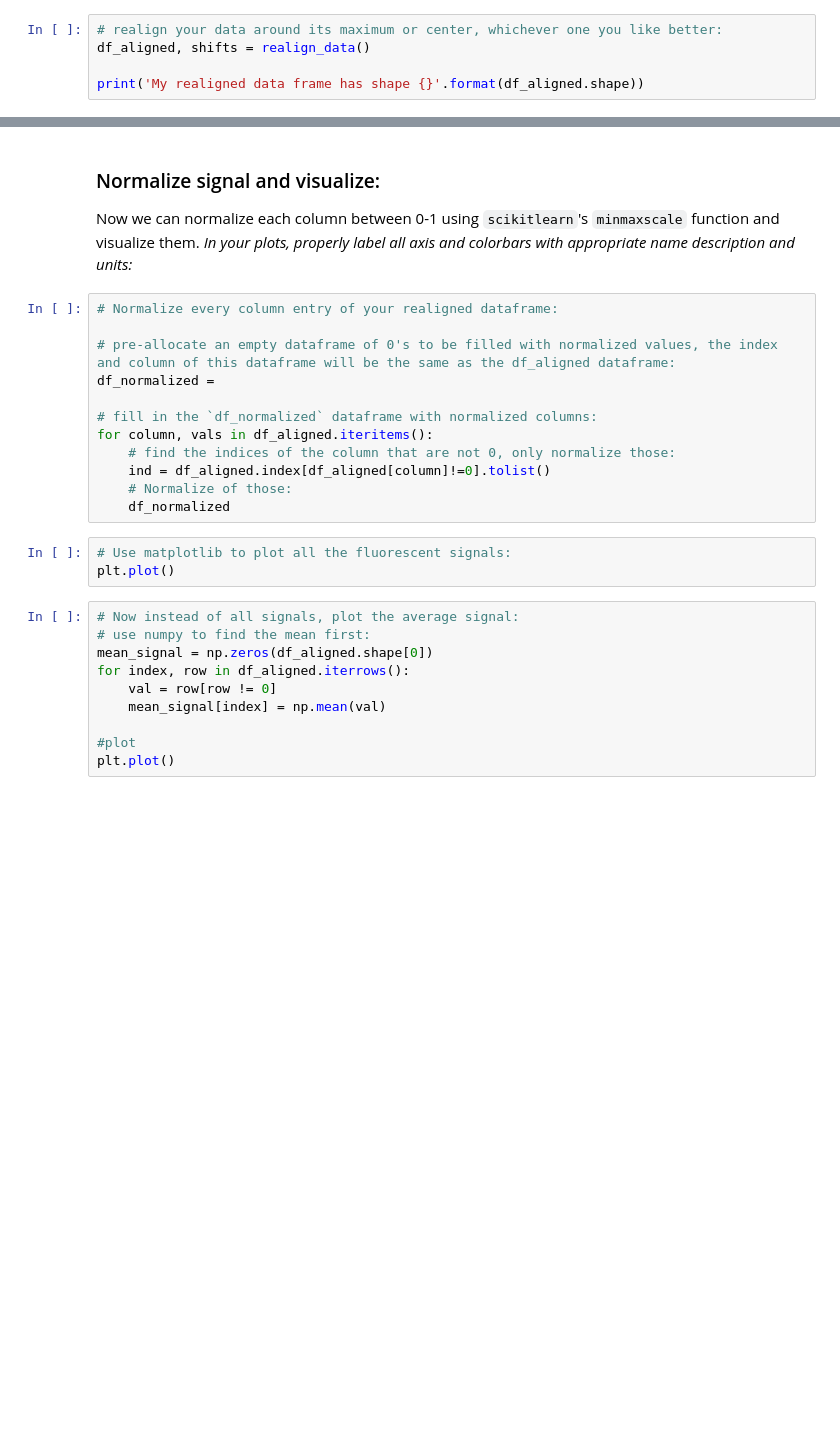
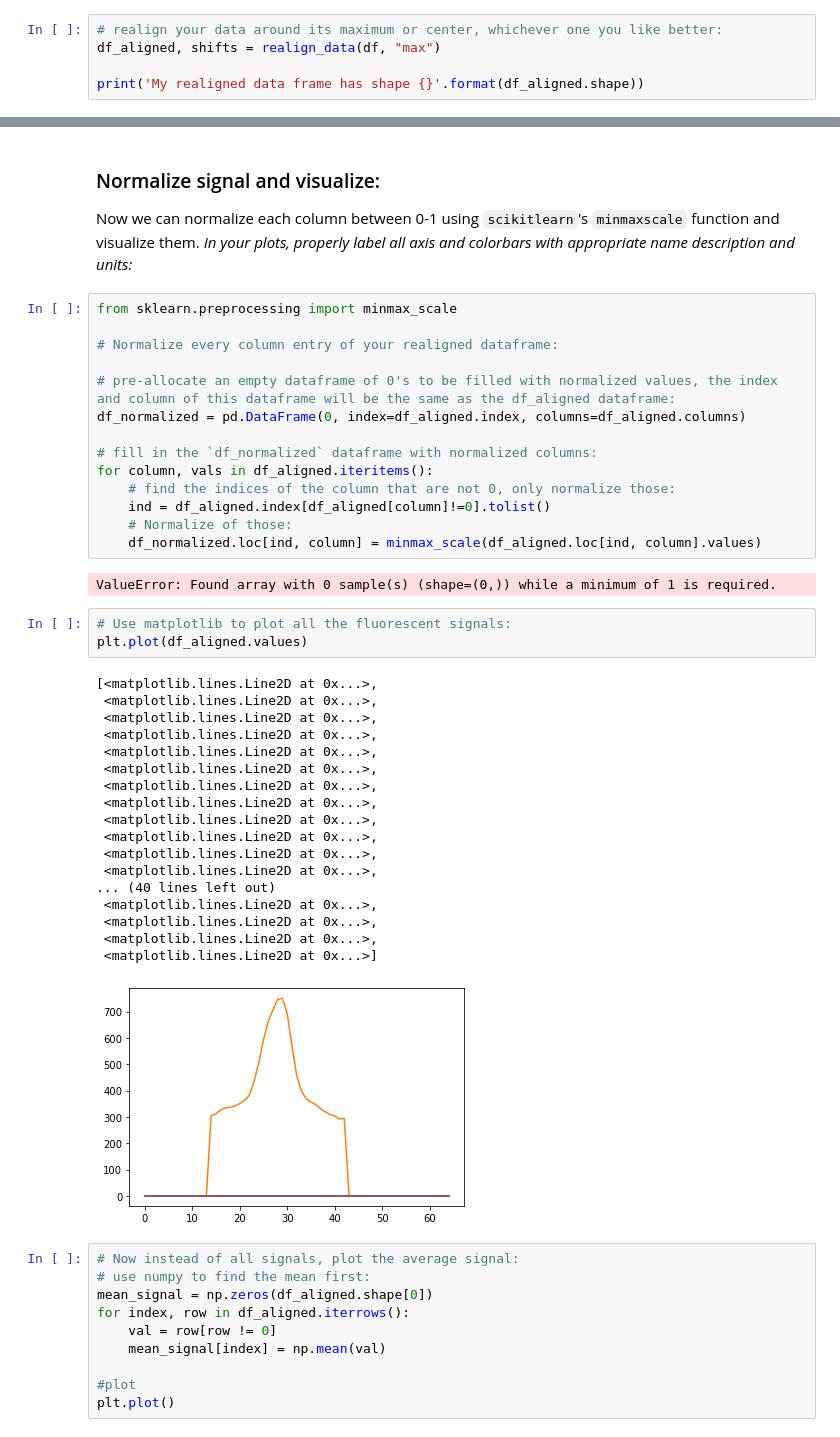
Before and after one commit to mrb4002/wcm_datasci_basics_06images, a Jupyter notebook: assignment/process_csv.ipynb, the cells around one changed output, grey strips where cells are left out. Saved outputs shown, nothing was run; the diff lists cells and outputs as text; blank space fills up the shorter version.

```diff
--- a/assignment/process_csv.ipynb
+++ b/assignment/process_csv.ipynb
@@ -92,5 +150,5 @@ Use your terminal to test these functions with `pytest assignment/tests`. Once a
 # %%
 # realign your data around its maximum or center, whichever one you like better:
-df_aligned, shifts = realign_data()
+df_aligned, shifts = realign_data(df, "max")
 
 print('My realigned data frame has shape {}'.format(df_aligned.shape))
@@ -99,20 +159,43 @@ print('My realigned data frame has shape {}'.format(df_aligned.shape))
 
 Now we can normalize each column between 0-1 using `scikitlearn`'s `minmaxscale` function and visualize them. <em> In your plots, properly label all axis and colorbars with appropriate name description and units:
 # %%
+from sklearn.preprocessing import minmax_scale
+
 # Normalize every column entry of your realigned dataframe:
 
 # pre-allocate an empty dataframe of 0's to be filled with normalized values, the index and column of this dataframe will be the same as the df_aligned dataframe:
-df_normalized =
+df_normalized = pd.DataFrame(0, index=df_aligned.index, columns=df_aligned.columns)
 
 # fill in the `df_normalized` dataframe with normalized columns:
 for column, vals in df_aligned.iteritems():
     # find the indices of the column that are not 0, only normalize those:
     ind = df_aligned.index[df_aligned[column]!=0].tolist()
     # Normalize of those:
-    df_normalized
+    df_normalized.loc[ind, column] = minmax_scale(df_aligned.loc[ind, column].values)
+# %% [output]
+ValueError: Found array with 0 sample(s) (shape=(0,)) while a minimum of 1 is required.
 # %%
 # Use matplotlib to plot all the fluorescent signals:
-plt.plot()
+plt.plot(df_aligned.values)
+# %% [output]
+[<matplotlib.lines.Line2D at 0x...>,
+ <matplotlib.lines.Line2D at 0x...>,
+ <matplotlib.lines.Line2D at 0x...>,
+ <matplotlib.lines.Line2D at 0x...>,
+ <matplotlib.lines.Line2D at 0x...>,
+ <matplotlib.lines.Line2D at 0x...>,
+ <matplotlib.lines.Line2D at 0x...>,
+ <matplotlib.lines.Line2D at 0x...>,
+ <matplotlib.lines.Line2D at 0x...>,
+ <matplotlib.lines.Line2D at 0x...>,
+ <matplotlib.lines.Line2D at 0x...>,
+ <matplotlib.lines.Line2D at 0x...>,
+... (40 lines left out)
+ <matplotlib.lines.Line2D at 0x...>,
+ <matplotlib.lines.Line2D at 0x...>,
+ <matplotlib.lines.Line2D at 0x...>,
+ <matplotlib.lines.Line2D at 0x...>]
+[figure, added]
 # %%
 # Now instead of all signals, plot the average signal:
 # use numpy to find the mean first:
```
Also changed, not shown: parts of 9 cells of this notebook, 1 other file.
